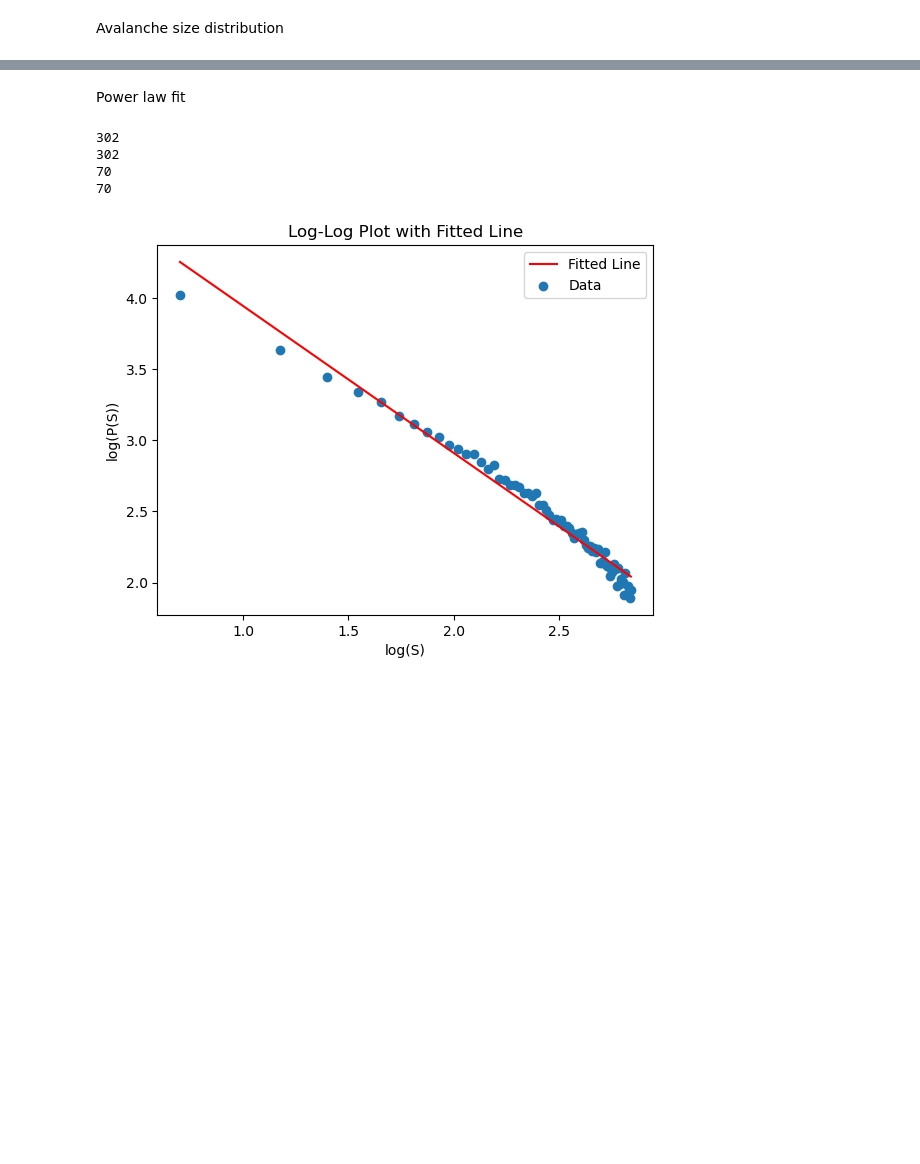
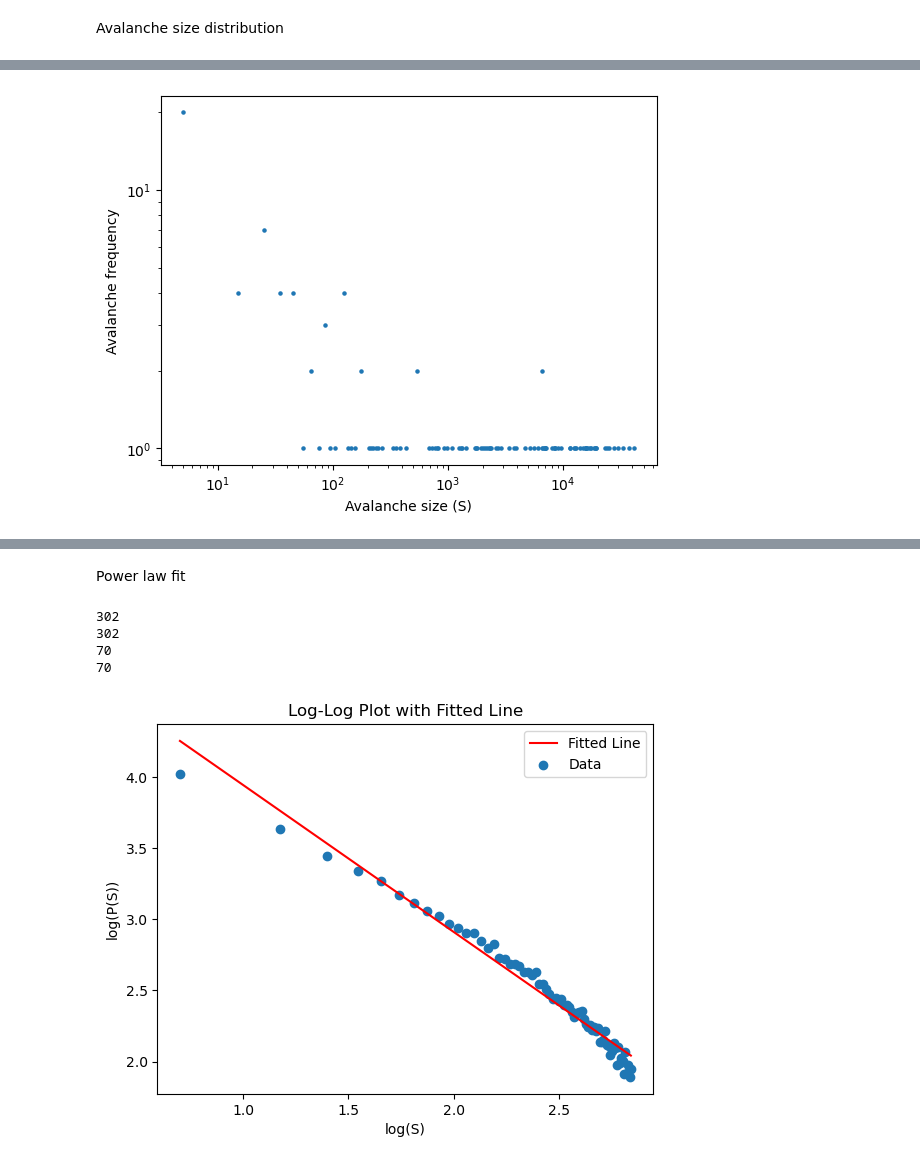
Before and after one commit to elizllaw/CSS_group0, a Jupyter notebook: leon.ipynb, the cells around one changed output, grey strips where cells are left out. Drawn from its saved outputs; the diff is of its cells as text; code cells hidden in the pictures; blank space fills up the shorter version.

```diff
--- a/leon.ipynb
+++ b/leon.ipynb
@@ -112,2 +246,95 @@ plt.show()
 # %% [markdown]
 Avalanche size distribution
+# %%
+# bins of avalanche sizes
+bins = [x for x in np.arange(0,np.max(avalanche_sizes_global),10)]
+all_bins = [x for x in np.arange(5,np.max(avalanche_sizes_global) - 10,10)]
+avalanche_size_distribution, _ = np.histogram(avalanche_sizes_global, bins)
+
+
+
+# remove bins were value is zero
+avalanche_size_distribution_plot = []
+bins_plot = []
+for i in range(len(avalanche_size_distribution)):
+    if avalanche_size_distribution[i] != 0:
+        avalanche_size_distribution_plot.append(avalanche_size_distribution[i])
+        bins_plot.append(all_bins[i])
+
+
+
+print(avalanche_size_distribution_plot)
+print(bins_plot)
+print(len(avalanche_sizes_global))
+
+
+plt.scatter(bins_plot, avalanche_size_distribution_plot, s=5)
+# plt.hist(avalanche_sizes_global, bins=100)
+plt.xlabel('Avalanche size (S)')
+plt.ylabel('Avalanche frequency')
+plt.xscale('log')
+plt.yscale('log')
+plt.show()
+
+# bins of avalanche sizes
+bins = [x for x in np.arange(0,np.max(avalanche_sizes_global),10)]
+all_bins = [x for x in np.arange(5,np.max(avalanche_sizes_global) - 10,10)]
+avalanche_size_distribution, _ = np.histogram(avalanche_sizes_global, bins)
+
+# normalize (frequency => probability)
+total_avalanches = len(avalanche_sizes_global)
+avalanche_distribution = []
+for avalanche in avalanche_size_distribution:
+    avalanche_distribution.append(avalanche/total_avalanches)
+
+
+# remove bins were value is zero
+avalanche_size_distribution_plot = []
+bins_plot = []
+for i in range(len(avalanche_distribution)):
+    if avalanche_distribution[i] != 0:
+        avalanche_size_distribution_plot.append(avalanche_distribution[i])
+        bins_plot.append(all_bins[i])
+
+
+
+print(avalanche_size_distribution_plot)
+print(bins_plot)
+print(len(avalanche_sizes_global))
+
+
+plt.scatter(bins_plot, avalanche_size_distribution_plot, s=5)
+# plt.hist(avalanche_sizes_global, bins=100)
+plt.xlabel('Avalanche size (S)')
+plt.ylabel('Distribution P(S)')
+plt.xscale('log')
+plt.yscale('log')
+plt.show()
+
+# # mean avalanche size for each avalance size probability
+# avalanche_size_bins = bins_plot
+# avalanche_size_distribution_plot = avalanche_size_distribution_plot
+
+# data_dict = defaultdict(list)
+
+# for x, y in zip(avalanche_size_bins, avalanche_size_distribution_plot):
+#     data_dict[y].append(x)
+
+# mean_size_distribution = []
+# mean_avalanche_sizes = []
+
+# for y, x_list in data_dict.items():
+#     mean_size_distribution.append(y)
+#     mean_x = sum(x_list) / len(x_list)
+#     mean_avalanche_sizes.append(mean_x)
+
+
+# print('Mean of avalanche sizes for each avalanche size probability:')
+# plt.scatter(mean_avalanche_sizes, mean_size_distribution, s=5)
+# # plt.hist(avalanche_sizes_global, bins=100)
+# plt.xlabel('Avalanche size (S)')
+# plt.ylabel('Distribution P(S)')
+# plt.xscale('log')
+# plt.yscale('log')
+# plt.show()
+# %% [output]
@@ -113,0 +344 @@ Avalanche size distribution
+[figure, added]
```
Also changed, not shown: parts of 19 cells of this notebook.
